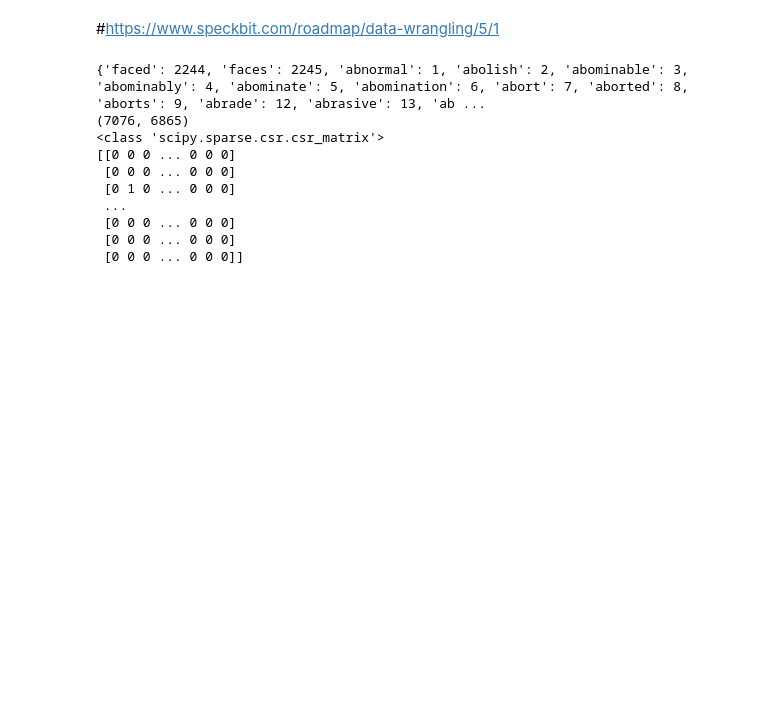
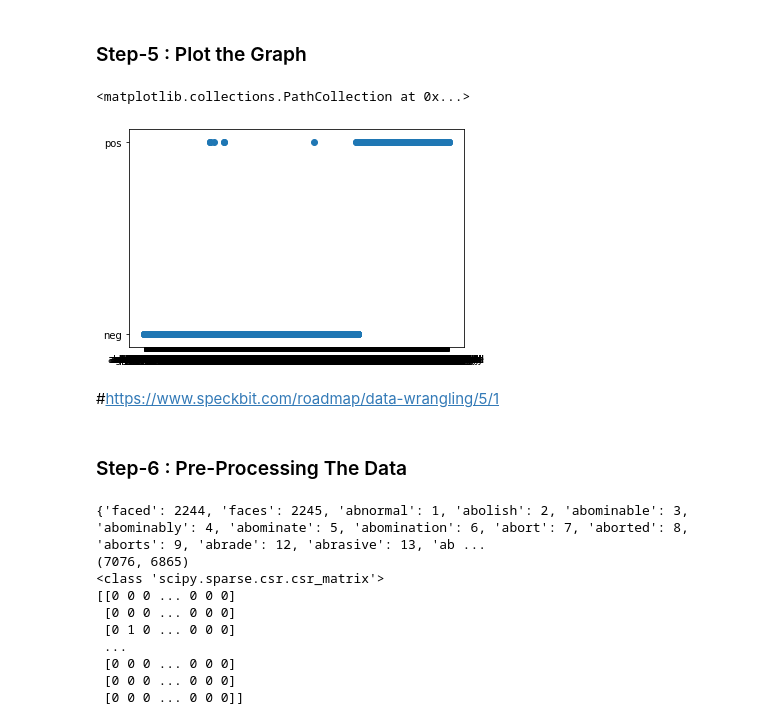
Before and after one commit to richuln6/MachineLearning, a Jupyter notebook: SentimentAnalysis.ipynb, the cells around one changed output. Drawn from its saved outputs; the diff is of its cells as text; code cells hidden in the pictures; blank space fills up the shorter version.

```diff
--- a/SentimentAnalysis.ipynb
+++ b/SentimentAnalysis.ipynb
@@ -68,4 +106,9 @@ dn=dfword.tail(4)
+# %% [markdown]
+### Step-5 : Plot the Graph
 # %%
-#plt.scatter(dfword['Words'],dfword['sentiment'])
+plt.scatter(dfword['Words'],dfword['sentiment'])
+# %% [output]
+<matplotlib.collections.PathCollection at 0x...>
+[figure, added]
 # %% [markdown]
 #https://www.speckbit.com/roadmap/data-wrangling/5/1
@@ -87,3 +115,5 @@ tokenized_tweet = tokenized_tweet.apply(lambda x: [stemmer.stem(i) for i in x])
+# %% [markdown]
+### Step-6 : Pre-Processing The Data
 # %%
 from sklearn import preprocessing
 le = preprocessing.LabelEncoder()
```
Also changed, not shown: parts of 19 cells of this notebook, 1 other file.
